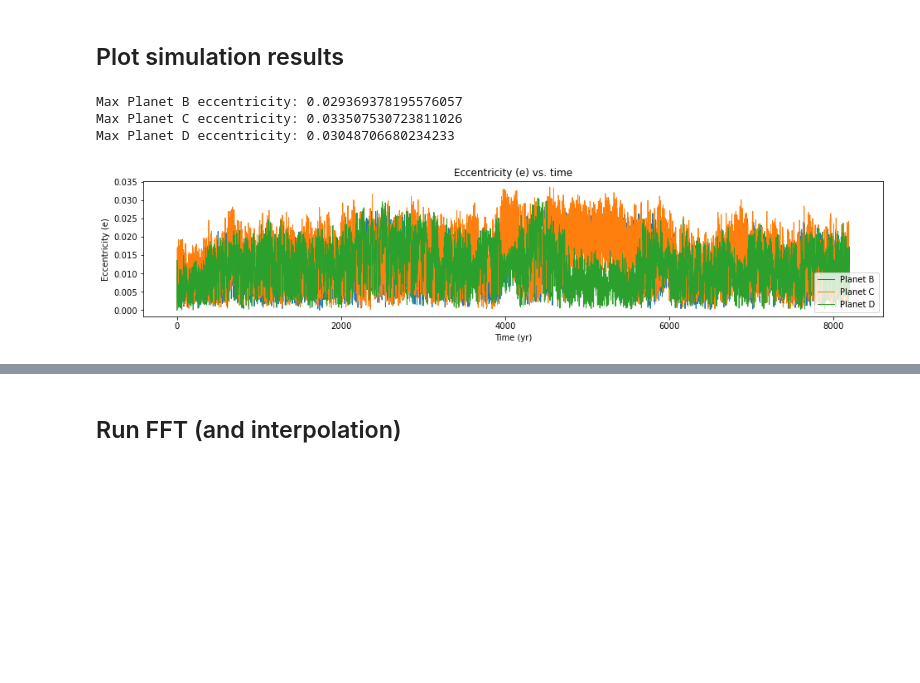
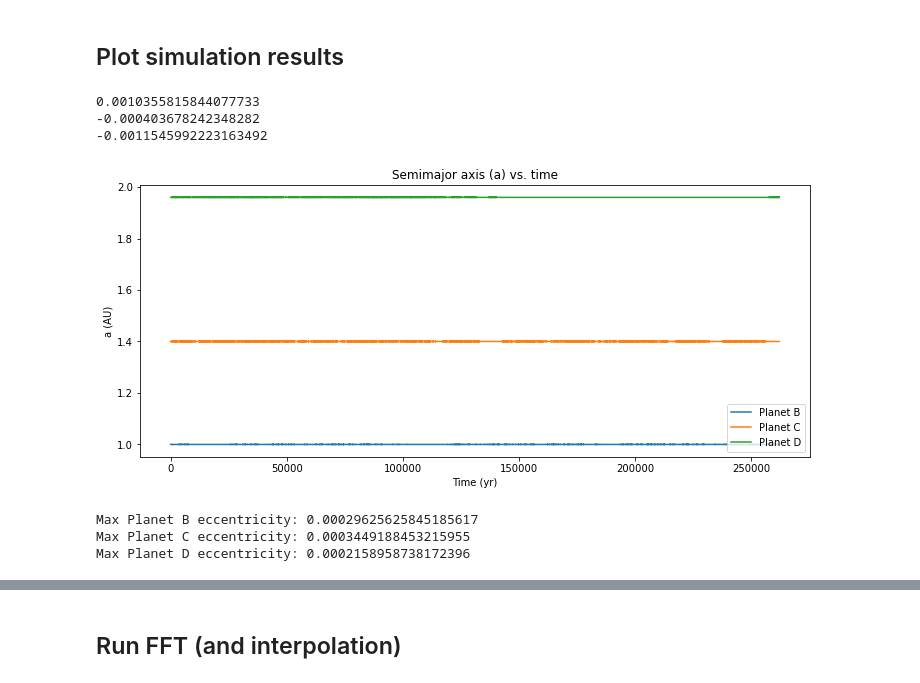
Before and after one commit to Jupiter1994/inc-dynamics, a Jupyter notebook: three_planet/three_planet.ipynb, the cells around one changed output, grey strips where cells are left out. Saved outputs shown, nothing was run; the diff lists cells and outputs as text; code cells hidden in the pictures; blank space fills up the shorter version.

Commit message:
tried 1.4 ratio 3-planet system

```diff
--- a/three_planet/three_planet.ipynb
+++ b/three_planet/three_planet.ipynb
@@ -186,39 +186,50 @@ op_set = rebound.OrbitPlotSet(sim)
 # %% [markdown]
 ## Plot simulation results
+# %%
+# relative change in semimajor axis (percent)
+print((b_as[0] - b_as[-1]) / b_as[0] * 100)
+print((c_as[0] - c_as[-1]) / c_as[0] * 100)
+print((d_as[0] - d_as[-1]) / d_as[0] * 100)
+# %% [output]
+0.0010355815844077733
+-0.000403678242348282
+-0.0011545992223163492
 # %%
 # check that semimajor axes/eccentricities aren't wandering
-fig = plt.figure(figsize=(16,3))
+fig = plt.figure(figsize=(12,5))
 
-# plt.plot(times, b_as, label='Planet B')
-# plt.plot(times, c_as, label='Planet C')
-# plt.plot(times, d_as, label='Planet D')
+plt.plot(times, b_as, label='Planet B')
+plt.plot(times, c_as, label='Planet C')
+plt.plot(times, d_as, label='Planet D')
 
-# plt.xlabel('Time (yr)')
-# plt.ylabel('a (AU)')
+plt.xlabel('Time (yr)')
+plt.ylabel('a (AU)')
 
-# plt.title('Semimajor axis (a) vs. time')
-# plt.legend(loc='lower right')
-# plt.show()
+plt.title('Semimajor axis (a) vs. time')
+plt.legend(loc='lower right')
+plt.show()
 
-plt.plot(times, b_es, lw=1, label='Planet B')
-plt.plot(times, c_es, lw=1, label='Planet C')
-plt.plot(times, d_es, lw=1, label='Planet D')
 
 print(f'Max Planet B eccentricity: {max(b_es)}')
 print(f'Max Planet C eccentricity: {max(c_es)}')
 print(f'Max Planet D eccentricity: {max(d_es)}')
 
-plt.xlabel('Time (yr)')
-plt.ylabel('Eccentricity (e)')
+# fig = plt.figure(figsize=(16,3))
+# plt.plot(times, b_es, lw=1, label='Planet B')
+# plt.plot(times, c_es, lw=1, label='Planet C')
+# plt.plot(times, d_es, lw=1, label='Planet D')
 
-plt.title('Eccentricity (e) vs. time')
-plt.legend(loc='lower right')
-plt.show()
+# plt.xlabel('Time (yr)')
+# plt.ylabel('Eccentricity (e)')
+
+# plt.title('Eccentricity (e) vs. time')
+# plt.legend(loc='lower right')
+# plt.show()
 # %% [output]
+[figure, new version]
-Max Planet B eccentricity: 0.029369378195576057
-Max Planet C eccentricity: 0.033507530723811026
-Max Planet D eccentricity: 0.03048706680234233
+Max Planet B eccentricity: 0.00029625625845185617
+Max Planet C eccentricity: 0.0003449188453215955
+Max Planet D eccentricity: 0.0002158958738172396
-[figure, old version]
 # %%
 # convert inclinations from radians to degrees
 b_incs_deg = b_incs_rad * (180 / np.pi)
```
Also changed, not shown: parts of 15 cells of this notebook, 2 other files.
